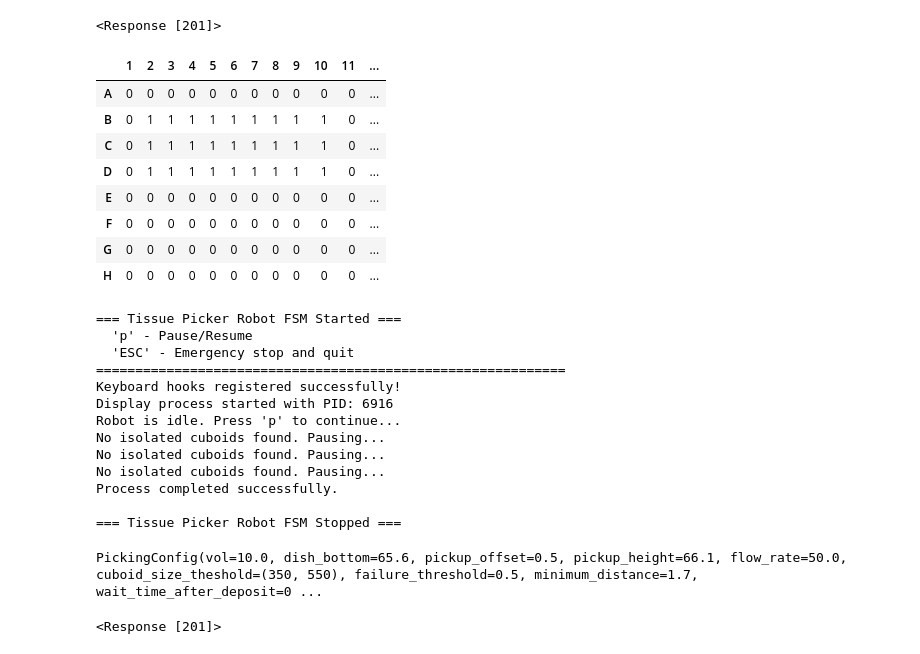
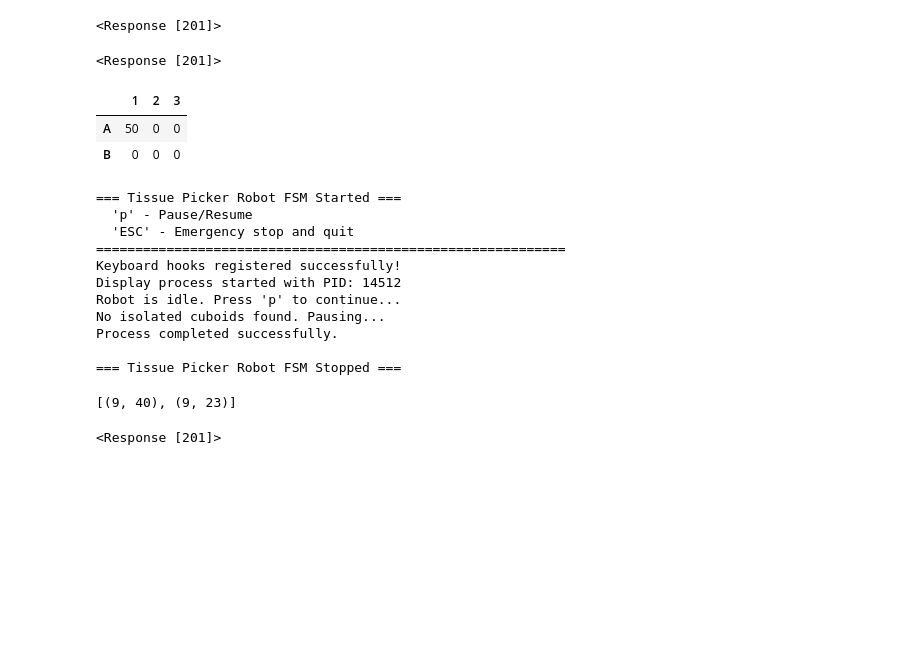
Before and after one commit to steiva/ot2-microtissue-manipulator, a Jupyter notebook: notebooks/calibration_test.ipynb, the cells around one changed output. Drawn from its saved outputs; the diff is of its cells as text; code cells hidden in the pictures; blank space fills up the shorter version.

```diff
--- a/notebooks/calibration_test.ipynb
+++ b/notebooks/calibration_test.ipynb
@@ -73,2 +101,0 @@ under_cam.release()
-# %%
-under_cam = camera.open_capture('underview_cam', cam_manager=cam_manager, resolution = (4000,3000), focus = 900)
@@ -780,6 +842,8 @@ Labware ID:
 # %%
-WELL_PLATE = "corning_96_wellplate_360ul_flat"
+# WELL_PLATE = "corning_96_wellplate_360ul_flat"
+# WELL_PLATE = "corning_6_wellplate_16.8ml_flat"
+
 # WELL_PLATE = "corning_24_wellplate_3.4ml_flat"
-# WELL_PLATE = "corning_384_wellplate_112ul_flat"
+WELL_PLATE = "corning_384_wellplate_112ul_flat"
 r = openapi.load_labware(WELL_PLATE, 5, namespace='opentrons',verbose=True)
 # %% [output]
@@ -1121,0 +1040,10 @@ openapi.retract_axis('leftZ')
+# %%
+plate_type = 96
+dest = core.Destination(plate_type)
+well_df = core.create_well_plan(plate_type)
+well_df.loc['B':'C', 2:11] = 1
+# well_df.loc['F', 4:5] = 1
+
+
+well_plan = {f"{row}{col}": well_df.loc[row, col] for row in well_df.index for col in well_df.columns if well_df.loc[row, col] > 0}
+well_df
@@ -3853,28 +4757,30 @@ openapi.move_to_well(openapi.labware_dct['5'], "H1", well_location = 'top', offs
 # %% [output]
 <Response [201]>
+# %%
+openapi.aspirate_in_place(flow_rate = 50, volume = 10)
+# %% [output]
+<Response [201]>
 # %%
-plate_type = 96
+plate_type = 6
 dest = core.Destination(plate_type)
 well_df = core.create_well_plan(plate_type)
-well_df.loc['B':'D', 2:10] = 1
+well_df.loc['A', 1] = 50
+# well_df.loc['E':'G', 2:4] = 4
+
+# well_df.loc['C', 2:11] = 1
+
 # well_df.loc['B', 2] = 7
 # well_df.loc['D', 2:4] = 0
 # well_df.loc['C', 2] = 7
 # well_df.loc['B', 2] = 1
 # well_df.loc['D', 10] = 1
 # well_df.loc['B', 4] = 3
 
 
 well_plan = {f"{row}{col}": well_df.loc[row, col] for row in well_df.index for col in well_df.columns if well_df.loc[row, col] > 0}
 well_df
 # %% [output]
-|  | 1 | 2 | 3 | 4 | 5 | 6 | 7 | 8 | 9 | 10 | 11 | ... |
-| A | 0 | 0 | 0 | 0 | 0 | 0 | 0 | 0 | 0 | 0 | 0 | ... |
-| B | 0 | 1 | 1 | 1 | 1 | 1 | 1 | 1 | 1 | 1 | 0 | ... |
-| C | 0 | 1 | 1 | 1 | 1 | 1 | 1 | 1 | 1 | 1 | 0 | ... |
-| D | 0 | 1 | 1 | 1 | 1 | 1 | 1 | 1 | 1 | 1 | 0 | ... |
-| E | 0 | 0 | 0 | 0 | 0 | 0 | 0 | 0 | 0 | 0 | 0 | ... |
-| F | 0 | 0 | 0 | 0 | 0 | 0 | 0 | 0 | 0 | 0 | 0 | ... |
-| G | 0 | 0 | 0 | 0 | 0 | 0 | 0 | 0 | 0 | 0 | 0 | ... |
-| H | 0 | 0 | 0 | 0 | 0 | 0 | 0 | 0 | 0 | 0 | 0 | ... |
+|  | 1 | 2 | 3 |
+| A | 50 | 0 | 0 |
+| B | 0 | 0 | 0 |
 # %%
@@ -3882,6 +4792,6 @@ routine = core.Routine(dest, well_plan, fill_strategy="horizontal")
 # routine = core.Routine(dest, well_plan, fill_strategy="vertical")
 # %%
-logger = core.MarkdownLogger(experiment_name="11-26-25_Ivan", settings=picking_settings, well_plate=well_df)
+logger = core.MarkdownLogger(experiment_name="UW_draw", settings=picking_settings, well_plate=well_df)
 logger.log_section("Execution start:")
 fsm = TissuePickerFSM(picking_config, routine, logger)
 fsm.start()
@@ -3891,15 +4801,13 @@ fsm.start()
   'ESC' - Emergency stop and quit
 ============================================================
 Keyboard hooks registered successfully!
-Display process started with PID: 6916
+Display process started with PID: 14512
 Robot is idle. Press 'p' to continue...
-No isolated cuboids found. Pausing...
-No isolated cuboids found. Pausing...
 No isolated cuboids found. Pausing...
 Process completed successfully.
 
 === Tissue Picker Robot FSM Stopped ===
-# %%
-picking_config
-# %% [output]
-PickingConfig(vol=10.0, dish_bottom=65.6, pickup_offset=0.5, pickup_height=66.1, flow_rate=50.0, cuboid_size_theshold=(350, 550), failure_threshold=0.5, minimum_distance=1.7, wait_time_after_deposit=0 ...
+# %%
+fsm.shaking_stats
+# %% [output]
+[(9, 40), (9, 23)]
```
Also changed, not shown: parts of 171 cells of this notebook, 3 other files.
